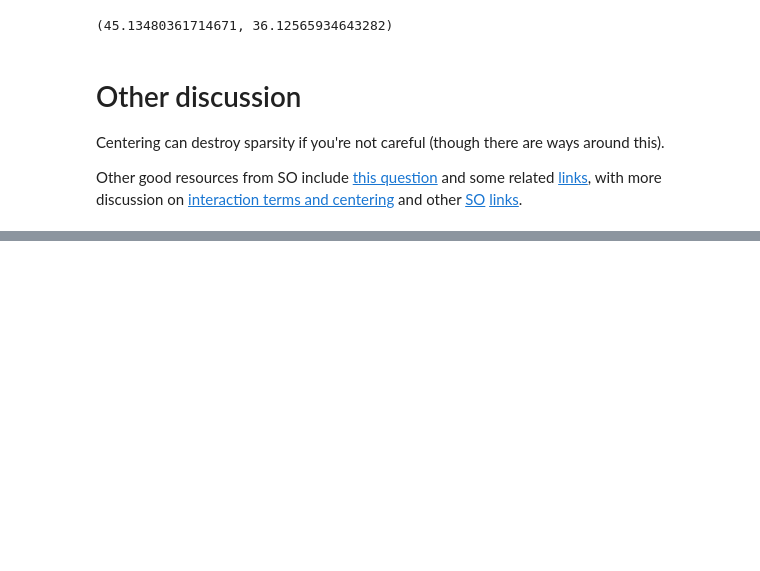
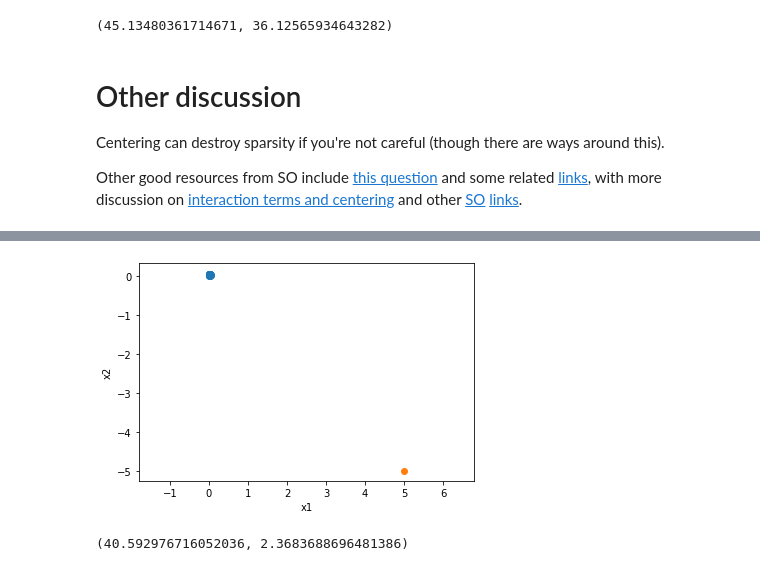
Before and after one commit to vlad17/ml-notes, a Jupyter notebook: linear-regression-analysis/degeneracy-10.7.ipynb, the cells around one changed output, grey strips where cells are left out. Saved outputs shown, nothing was run; the diff lists cells and outputs as text; code cells hidden in the pictures; blank space fills up the shorter version.

```diff
--- a/linear-regression-analysis/standardization-10.7.ipynb
+++ b/linear-regression-analysis/degeneracy-10.7.ipynb
@@ -230,0 +271,19 @@ Other good resources from SO include [this question](https://stats.stackexchange
+# %%
+n = 30
+x1, x2 = np.random.uniform(size=(2, n)) * .05
+
+ox1, ox2 = (5, -5)
+
+from matplotlib import pyplot as plt
+plt.scatter(x1, x2)
+plt.scatter(ox1, ox2)
+plt.xlabel('x1')
+plt.ylabel('x2')
+plt.gca().axis('equal')
+plt.show()
+
+X = np.block([[x1, ox1], [x2, ox2]]).T
+np.linalg.cond(X), np.linalg.cond(X[:-1])
+# %% [output]
+[figure, added]
+(40.592976716052036, 2.3683688696481386)
```
Also changed, not shown: parts of 13 cells of this notebook, 1 other file.
